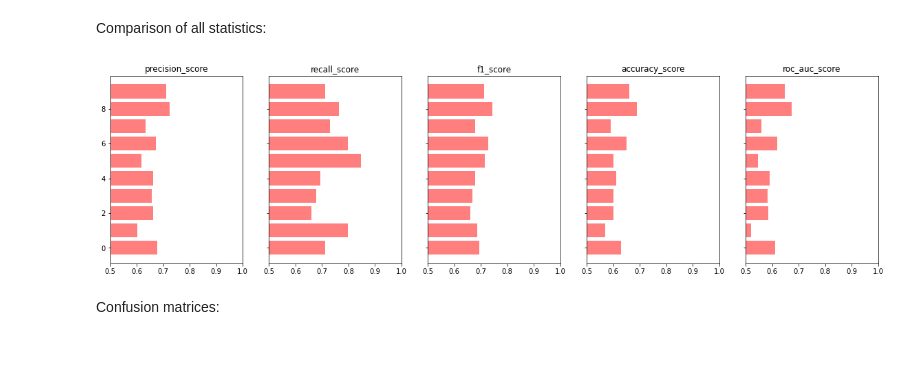
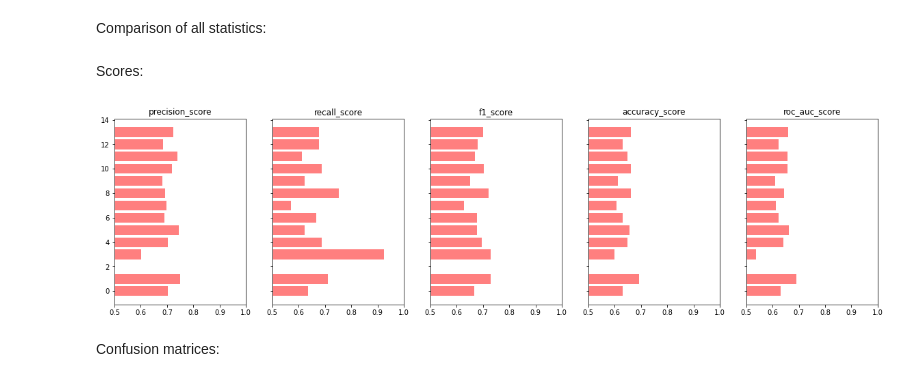
Before and after one commit to Konrados232/steam-predicter, a Jupyter notebook: predict.ipynb, the cells around one changed output. Cells and saved outputs as stored; diff of their text form; code cells hidden in the pictures; blank space fills up the shorter version.

```diff
--- a/predict.ipynb
+++ b/predict.ipynb
@@ -556,2 +518,0 @@ test_eval
-# %%
-deep_models.append(("Neural Network", model_1))
@@ -557,0 +631,3 @@ deep_models.append(("Neural Network", model_1))
+# %%
+keras_class = keras.wrappers.scikit_learn.KerasClassifier(build_model)
+keras_class
@@ -557,0 +636,11 @@ deep_models.append(("Neural Network", model_1))
+# %%
+from scipy.stats import reciprocal
+from sklearn.model_selection import RandomizedSearchCV
+
+param_distribs = {
+    "n_hidden": [0, 1, 2, 3],
+    "n_neurons": np.arange(1, 100)
+}
+
+rnd_search_cv = RandomizedSearchCV(keras_class, param_distribs, n_iter=10, cv=3, verbose=2)
+rnd_search_cv.fit(X_train_scaled, y_train, epochs=100, validation_split=0.2, callbacks=[EarlyStopping(monitor='val_accuracy', patience=15, mode='min', verbose=1)])
@@ -557,0 +675,3 @@ deep_models.append(("Neural Network", model_1))
+# %%
+print(rnd_search_cv.best_params_)
+deep_models.append(("RandomSearch NN", rnd_search_cv.best_estimator_))
@@ -648,27 +787,29 @@ d = {"precision_score": precision_score,
 # df.insert(loc=0, column="Method", value=["SVM rbf", "SVM poly", "SVM linear", "Logistic regression", "LinearSVC", "KNeighborsClassifier", "DecisionTreeClassifier",
 #                                          "RandomForestClassifier", "BaggingClassifier", "ExtraTreesClassifier", "AdaBoostClassifier","GradientBoostingClassifier"])
 # df
+# %% [markdown]
+Scores:
 # %%
 fig, axs = plt.subplots(1, 5, figsize=(20,5), sharey=True)
 
-objects = [name for (name, model) in models]
+objects_1 = [name for (name, model) in models]
+objects_2 = [name for (name, model) in deep_models]
+objects = objects_1 + objects_2
 objects.reverse()
+
 y_pos = np.arange(len(objects))
 
-j = 0
-
-for name in d:
-  performance = d[name]
-  performance.reverse()
-  colors = ["r" if p < 1 else "b" for p in performance]
-  axs[j].barh(y_pos, performance, align="center", alpha=0.5, color=colors)
-  axs[j].set_title(name)
-  j+=1
+for count, name in enumerate(d):
+    performance = d[name]
+    performance.reverse()
+    colors = ["r" if p < 1 else "b" for p in performance]
+    axs[count].barh(y_pos, performance, align="center", alpha=0.5, color=colors)
+    axs[count].set_title(name)
 
 for ax in axs:
-  ax.set_xlim([0.5, 1])
+    ax.set_xlim([0.5,1])
 # %% [output]
-[figure, old version]
+[figure, new version]
 # %% [markdown]
 Confusion matrices:
 # %%
```
Also changed, not shown: parts of 41 cells of this notebook.
